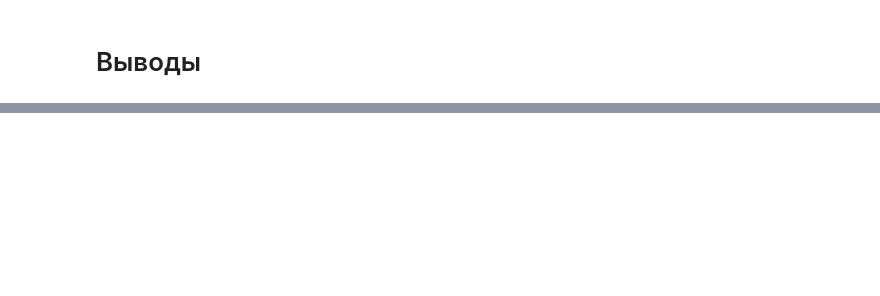
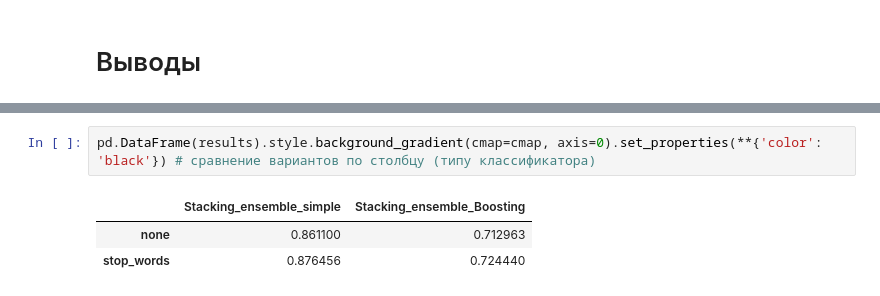
Before and after one commit to DenisKabanov/natural_language_processing, a Jupyter notebook: 3) Ensembles (stacking & boosting)/task.ipynb, the cells around one changed output, grey strips where cells are left out. Cells and saved outputs as stored; diff of their text form; blank space fills up the shorter version.

```diff
--- a/3) Ensembles (stacking & boosting)/task.ipynb
+++ b/3) Ensembles (stacking & boosting)/task.ipynb
@@ -242,0 +718,6 @@ plt.show() # вывод графика
+# %%
+pd.DataFrame(results).style.background_gradient(cmap=cmap, axis=0).set_properties(**{'color': 'black'}) # сравнение вариантов по столбцу (типу классификатора)
+# %% [output]
+|  | Stacking_ensemble_simple | Stacking_ensemble_Boosting |
+| none | 0.861100 | 0.712963 |
+| stop_words | 0.876456 | 0.724440 |
```
Also changed, not shown: parts of 40 cells of this notebook, 3 other files.
